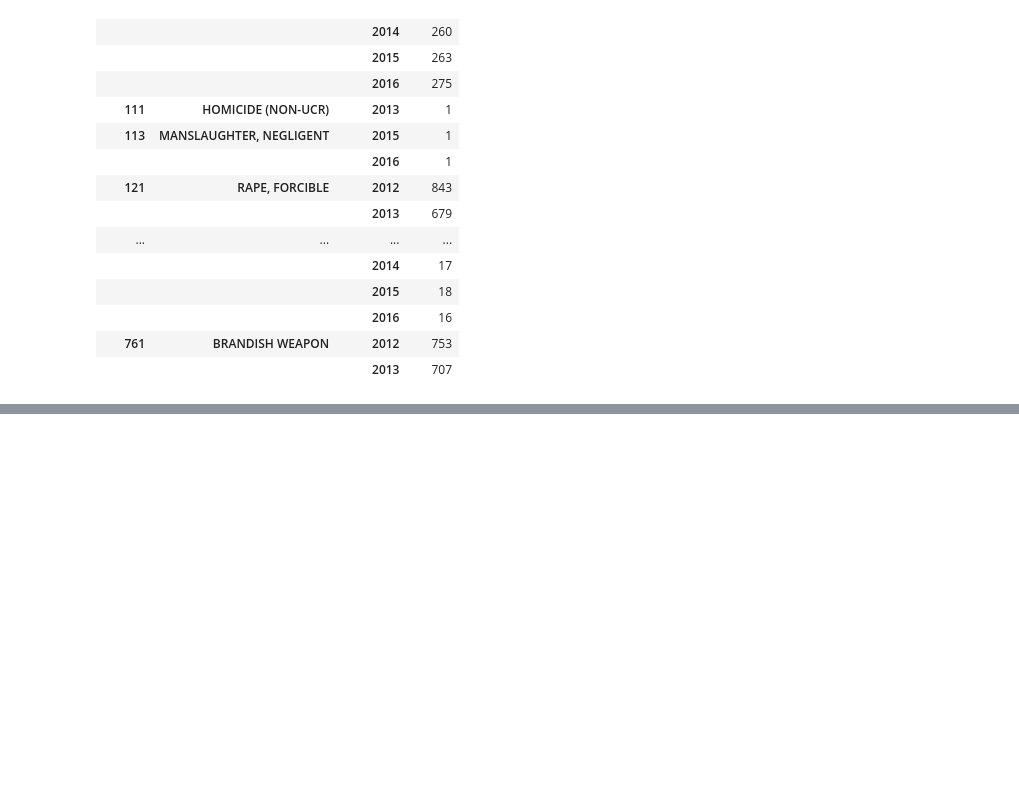
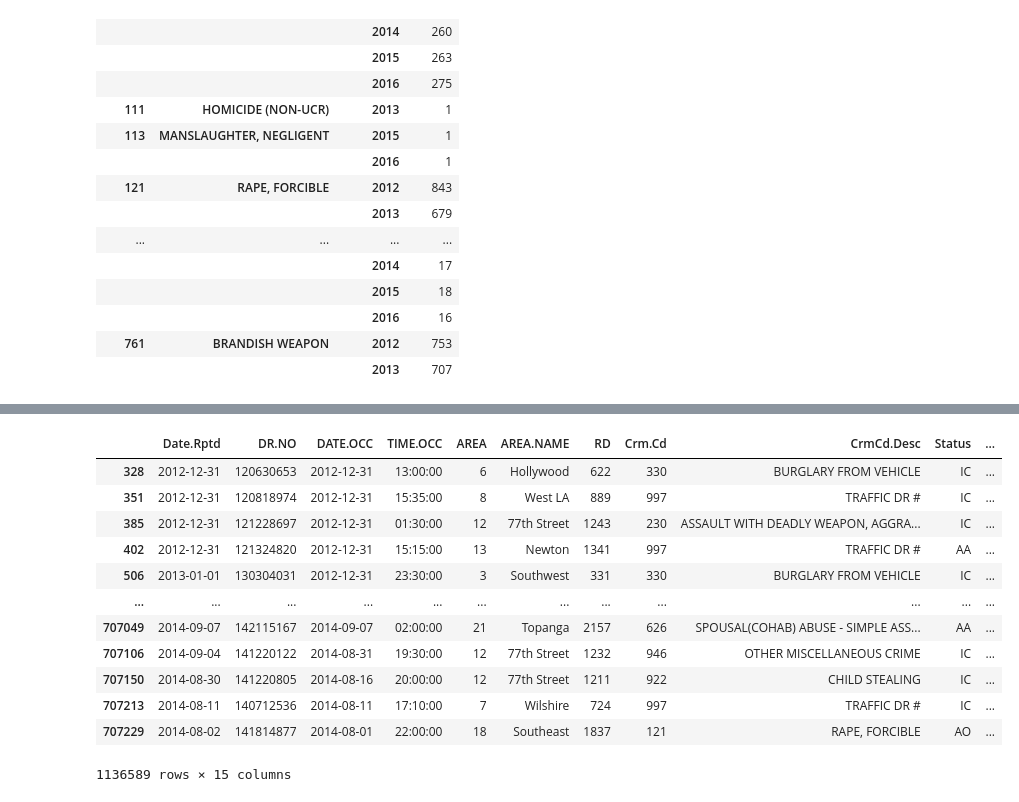
Before and after one commit to dominikth13/BI_Project, a Jupyter notebook: data_analysis.ipynb, the cells around one changed output, grey strips where cells are left out. Drawn from its saved outputs; the diff is of its cells as text; code cells hidden in the pictures; blank space fills up the shorter version.

```diff
--- a/data_analysis.ipynb
+++ b/data_analysis.ipynb
@@ -208,0 +288,9 @@ display(HTML(data_with_year[['DATE.OCC','CrmCd.Desc','Crm.Cd','DR.NO']].groupby(
+# %%
+def remove_whitespaces(street_name):
+    street_name = ' '.join(str(street_name).strip().split())
+    if street_name == 'nan':
+        return None
+    return street_name
+
+cleaned_data['LOCATION'] = cleaned_data['LOCATION'].map(remove_whitespaces)
+cleaned_data['Cross.Street'] = cleaned_data['Cross.Street'].map(remove_whitespaces)
@@ -208,0 +314,16 @@ display(HTML(data_with_year[['DATE.OCC','CrmCd.Desc','Crm.Cd','DR.NO']].groupby(
+# %%
+cleaned_data.sort_values(by=['LAT', 'LONG'])
+# %% [output]
+|  | Date.Rptd | DR.NO | DATE.OCC | TIME.OCC | AREA | AREA.NAME | RD | Crm.Cd | CrmCd.Desc | Status | ... |
+| 328 | 2012-12-31 | 120630653 | 2012-12-31 | 13:00:00 | 6 | Hollywood | 622 | 330 | BURGLARY FROM VEHICLE | IC | ... |
+| 351 | 2012-12-31 | 120818974 | 2012-12-31 | 15:35:00 | 8 | West LA | 889 | 997 | TRAFFIC DR # | IC | ... |
+| 385 | 2012-12-31 | 121228697 | 2012-12-31 | 01:30:00 | 12 | 77th Street | 1243 | 230 | ASSAULT WITH DEADLY WEAPON, AGGRA... | IC | ... |
+| 402 | 2012-12-31 | 121324820 | 2012-12-31 | 15:15:00 | 13 | Newton | 1341 | 997 | TRAFFIC DR # | AA | ... |
+| 506 | 2013-01-01 | 130304031 | 2012-12-31 | 23:30:00 | 3 | Southwest | 331 | 330 | BURGLARY FROM VEHICLE | IC | ... |
+| ... | ... | ... | ... | ... | ... | ... | ... | ... | ... | ... | ... |
+| 707049 | 2014-09-07 | 142115167 | 2014-09-07 | 02:00:00 | 21 | Topanga | 2157 | 626 | SPOUSAL(COHAB) ABUSE - SIMPLE ASS... | AA | ... |
+| 707106 | 2014-09-04 | 141220122 | 2014-08-31 | 19:30:00 | 12 | 77th Street | 1232 | 946 | OTHER MISCELLANEOUS CRIME | IC | ... |
+| 707150 | 2014-08-30 | 141220805 | 2014-08-16 | 20:00:00 | 12 | 77th Street | 1211 | 922 | CHILD STEALING | IC | ... |
+| 707213 | 2014-08-11 | 140712536 | 2014-08-11 | 17:10:00 | 7 | Wilshire | 724 | 997 | TRAFFIC DR # | IC | ... |
+| 707229 | 2014-08-02 | 141814877 | 2014-08-01 | 22:00:00 | 18 | Southeast | 1837 | 121 | RAPE, FORCIBLE | AO | ... |
+1136589 rows × 15 columns
```
Also changed, not shown: parts of 20 cells of this notebook.
